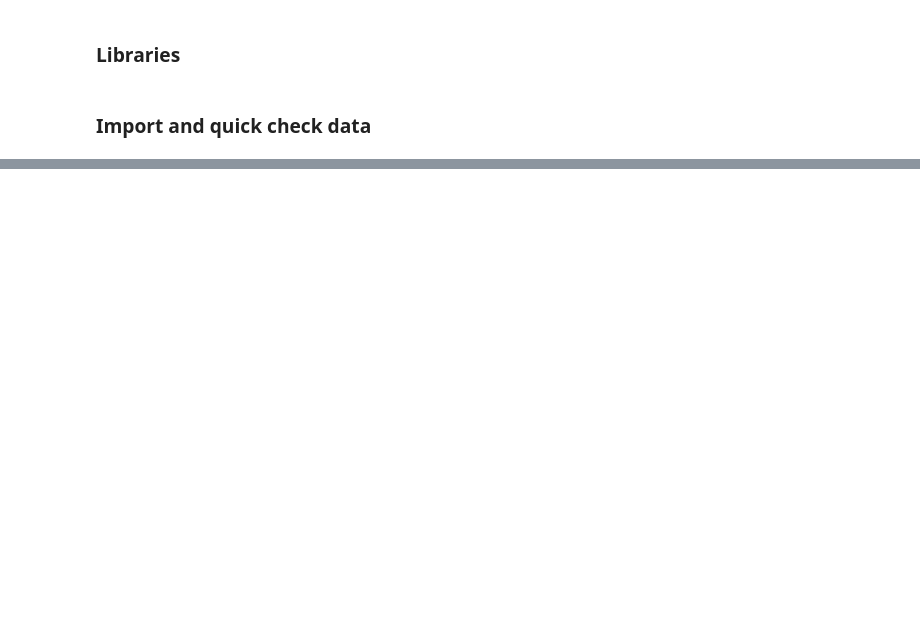
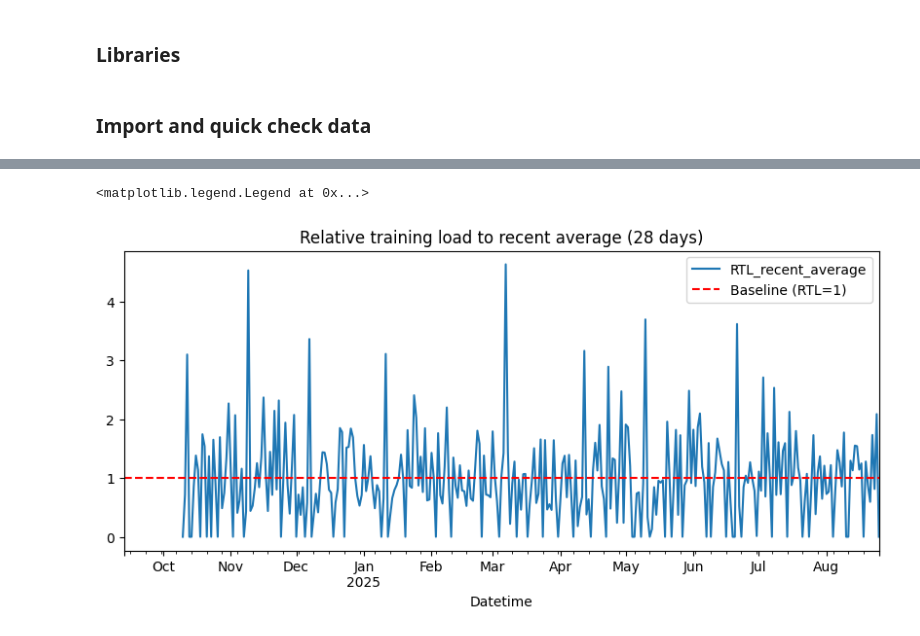
Before and after one commit to 1312Bravo/TrainingPeaks_customLog, a Jupyter notebook: analysis/relative_training_load/development.ipynb, the cells around one changed output, grey strips where cells are left out. Cells and saved outputs as stored; diff of their text form; code cells hidden in the pictures; blank space fills up the shorter version.

```diff
--- a/analysis/relative_training_load/development.ipynb
+++ b/analysis/relative_training_load/development.ipynb
@@ -162,0 +300,9 @@ Youu can tune the thresholds based on athlete type, sport, or training phase. Th
+# %%
+# Relative to recent average
+tl_data["RTL_recent_average"] = tl_data["Training load"] / tl_data["recent_average_TL"]
+ax = tl_data.plot(x="Datetime", y=["RTL_recent_average"], figsize=(10,4), title="Relative training load to recent average (28 days)")
+ax.axhline(y=1, color='red', linestyle='--', label='Baseline (RTL=1)')
+ax.legend()
+# %% [output]
+<matplotlib.legend.Legend at 0x...>
+[figure, added]
```
Also changed, not shown: parts of 11 cells of this notebook.
